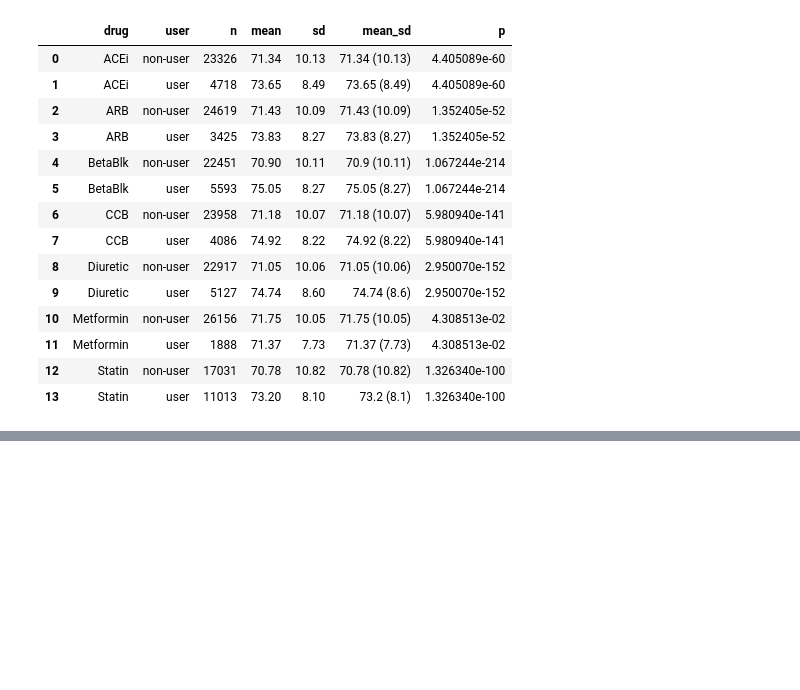
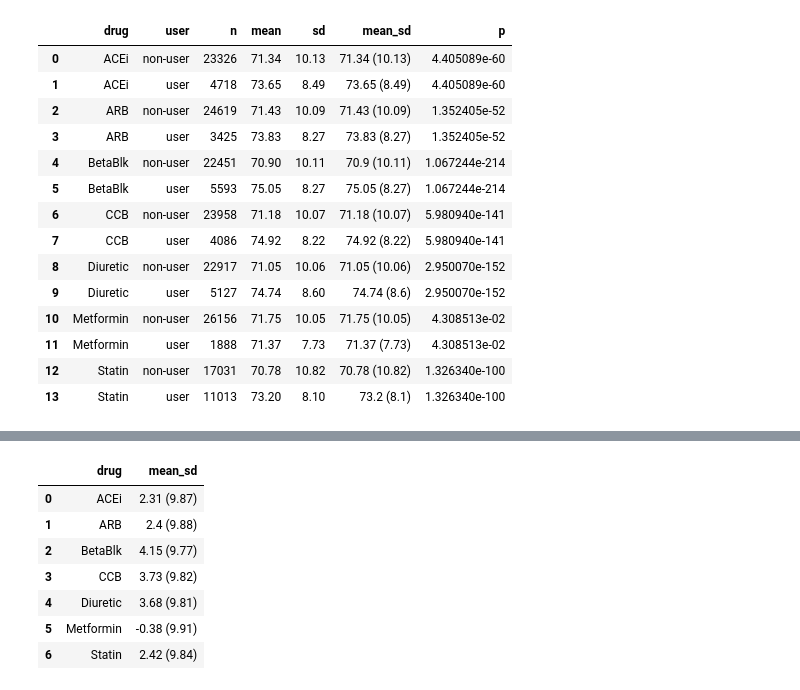
Before and after one commit to Sabrina-wyh/Multicohort-Medication-AD, a Jupyter notebook: code/preprocessed_NACC.ipynb, the cells around one changed output, grey strips where cells are left out. Drawn from its saved outputs; the diff is of its cells as text; code cells hidden in the pictures; blank space fills up the shorter version.

Commit message:
clean version

```diff
--- a/code/preprocessed_NACC.ipynb
+++ b/code/preprocessed_NACC.ipynb
@@ -490,0 +510,13 @@ med_utils.baseline_age_by_med(merged_clean, med_cols_names)
+# %%
+merged_clean = pd.read_csv('../preprocessed_data/NACC/NACC_cdr_imputed.csv')
+med_cols_names = ["ACEi", "ARB", "BetaBlk", "CCB", "Diuretic", "Statin", "Metformin"]
+med_utils.age_difference_by_med(merged_clean, med_cols_names)
+# %% [output]
+|  | drug | mean_sd |
+| 0 | ACEi | 2.31 (9.87) |
+| 1 | ARB | 2.4 (9.88) |
+| 2 | BetaBlk | 4.15 (9.77) |
+| 3 | CCB | 3.73 (9.82) |
+| 4 | Diuretic | 3.68 (9.81) |
+| 5 | Metformin | -0.38 (9.91) |
+| 6 | Statin | 2.42 (9.84) |
```
Also changed, not shown: parts of 2 cells of this notebook, 45 other files.
